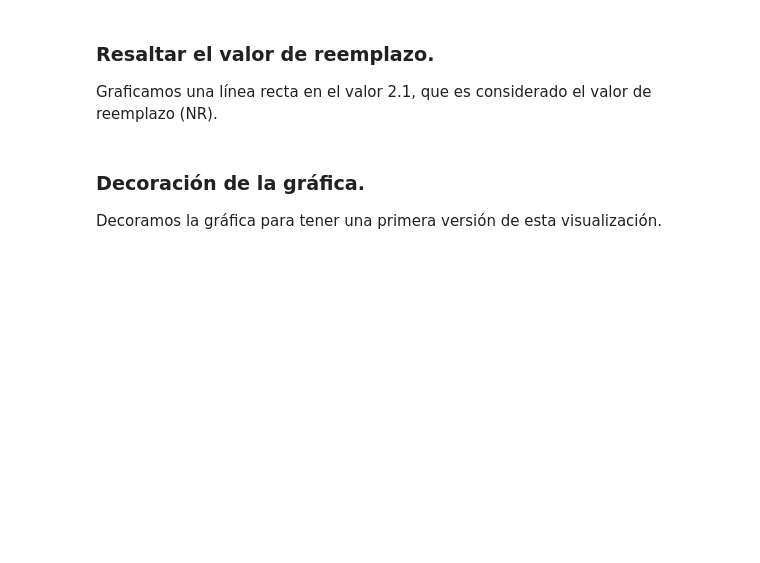
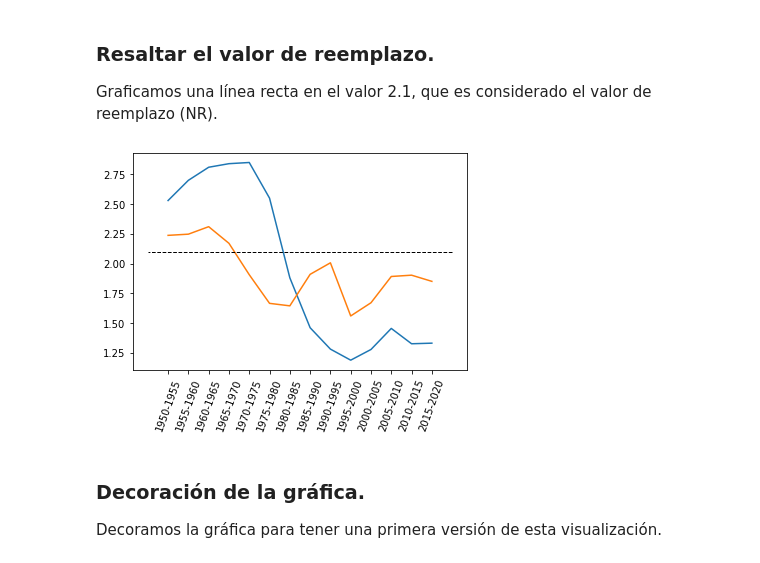
Before and after one commit to luiggix/CienciaDeDatos, a Jupyter notebook: 01/AnalisisPoblacion.ipynb, the cells around one changed output. Saved outputs shown, nothing was run; the diff lists cells and outputs as text; code cells hidden in the pictures; blank space fills up the shorter version.

```diff
--- a/01/AnalisisPoblacion.ipynb
+++ b/01/AnalisisPoblacion.ipynb
@@ -248,11 +364,13 @@ Graficamos una línea recta en el valor 2.1, que es considerado el valor de reem
 # %%
 plt.plot(spa['Year(s)'], spa['Value'])
 plt.plot(swe['Year(s)'], swe['Value'])
-#YOUR CODE HERE    # Línea punteada horizontal en y=2.1
+plt.plot([-1,14],[2.1,2.1], 'k--', lw=1.0, label='Nivel de reemplazo: 2.1')
 plt.xticks(rotation=70)
 plt.gca().invert_xaxis()
 
 plt.show()
+# %% [output]
+[figure, added]
 # %% [markdown]
 ### Decoración de la gráfica.
 Decoramos la gráfica para tener una primera versión de esta visualización.
```
Also changed, not shown: parts of 33 cells of this notebook, 1 other file.
